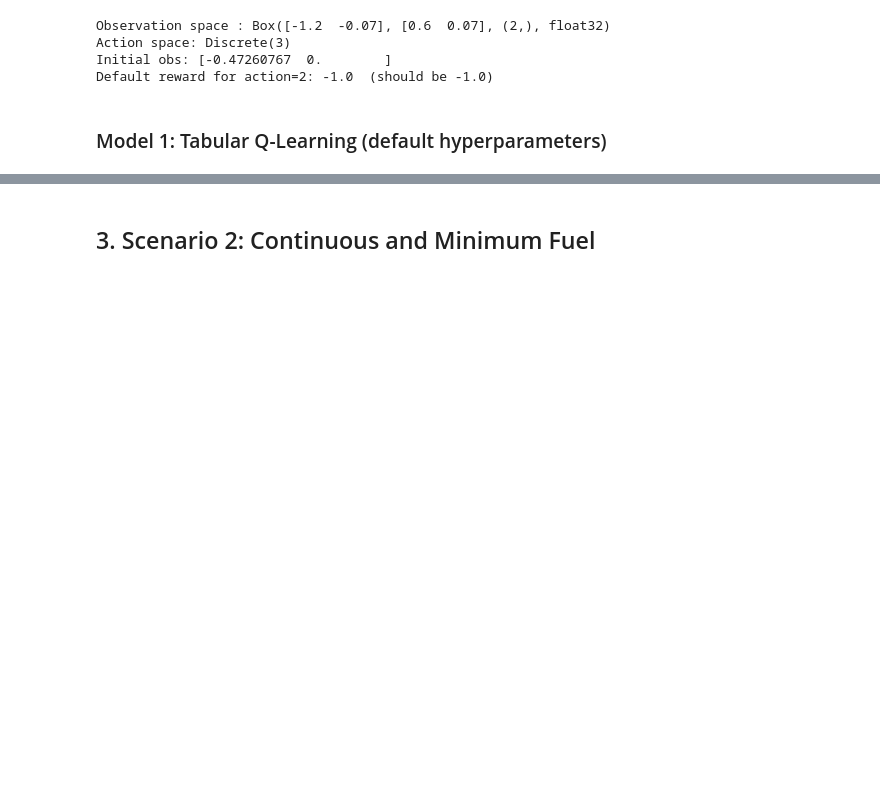
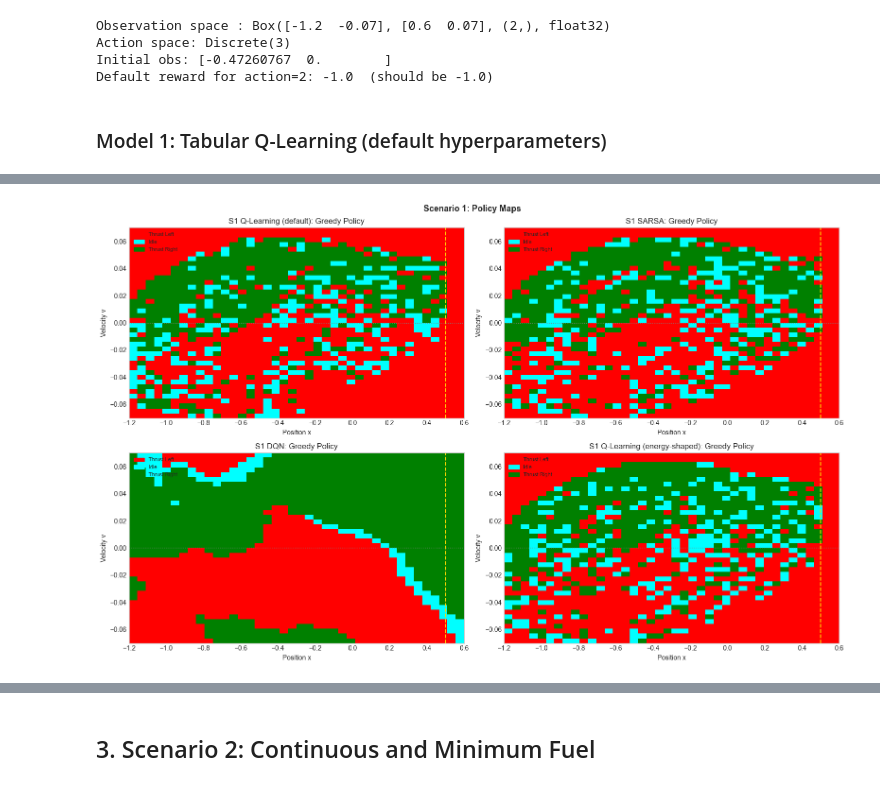
Before and after one commit to catebros/RL-Group, a Jupyter notebook: RLI_22_A0_MountainCar.ipynb, the cells around one changed output, grey strips where cells are left out. Drawn from its saved outputs; the diff is of its cells as text; code cells hidden in the pictures; blank space fills up the shorter version.

```diff
--- a/RLI_22_A0_MountainCar.ipynb
+++ b/RLI_22_A0_MountainCar.ipynb
@@ -175,0 +567,29 @@ QL default — mean=-145.32 +/- 26.45 | success=100.0%
+# %%
+
+fig, axes = plt.subplots(2, 2, figsize=(16, 10))
+axes = axes.flatten()
+
+mc.plot_policy_heatmap(
+    s1_ql_agent.get_policy_grid(), n_bins=40,
+    title='S1 Q-Learning (default): Greedy Policy', ax=axes[0]
+)
+mc.plot_policy_heatmap(
+    s1_sarsa_agent.get_policy_grid(), n_bins=40,
+    title='S1 SARSA: Greedy Policy', ax=axes[1]
+)
+s1_dqn_policy, _ = s1_dqn_agent.get_q_values_grid(n_bins=40)
+mc.plot_policy_heatmap(
+    s1_dqn_policy, n_bins=40,
+    title='S1 DQN: Greedy Policy', ax=axes[2]
+)
+mc.plot_policy_heatmap(
+    s1_ql_shaped_agent.get_policy_grid(), n_bins=40,
+    title='S1 Q-Learning (energy-shaped): Greedy Policy', ax=axes[3]
+)
+
+plt.suptitle('Scenario 1: Policy Maps', fontsize=13, fontweight='bold')
+plt.tight_layout()
+os.makedirs('figures/s1', exist_ok=True)
+plt.show()
+# %% [output]
+[figure, added]
```
Also changed, not shown: parts of 34 cells of this notebook, 36 other files.
